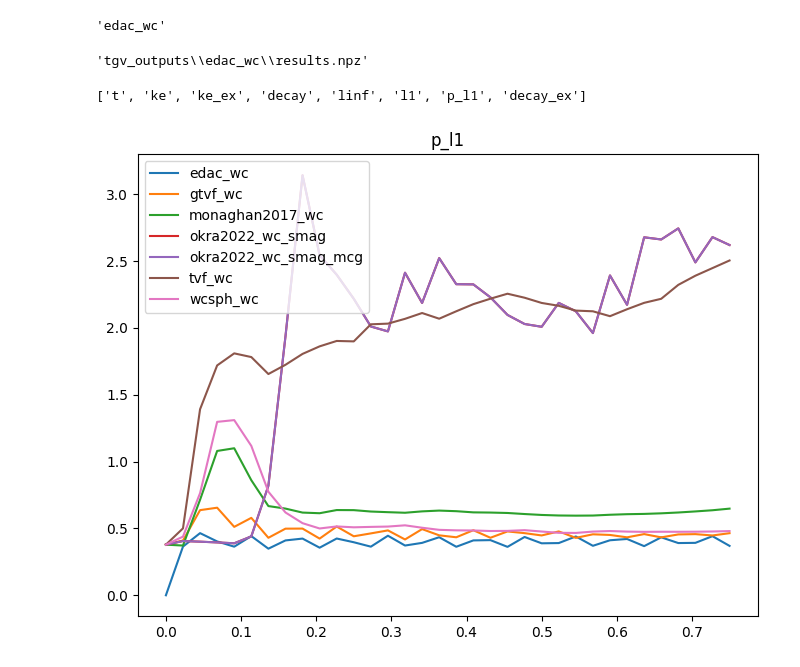
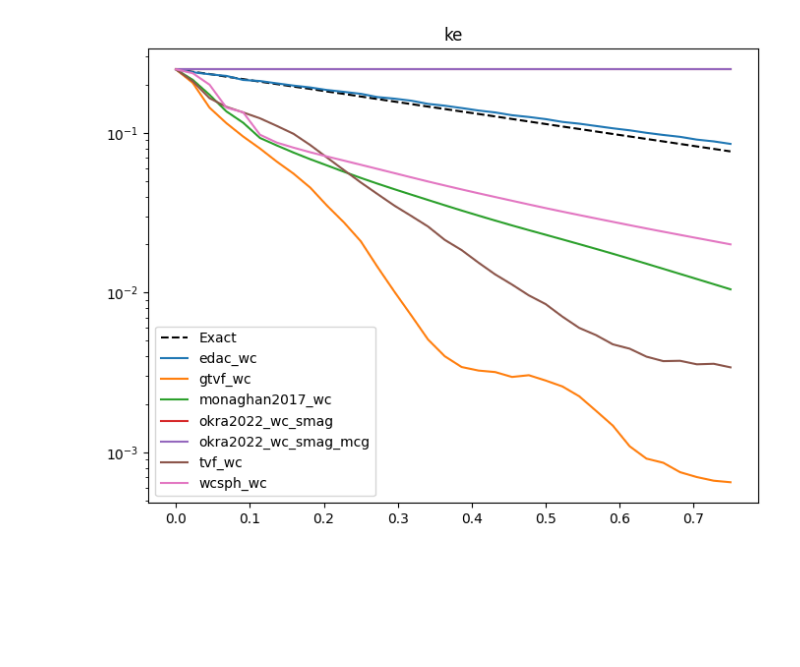
Before and after one commit to Prajwal-Prathiksh/ddp-thesis, a Jupyter notebook: plotter.ipynb, the cells around one changed output. Drawn from its saved outputs; the diff is of its cells as text; code cells hidden in the pictures; blank space fills up the shorter version.

Commit message:
Add plots

```diff
--- a/plotter.ipynb
+++ b/plotter.ipynb
@@ -30,18 +19,3 @@ temp
-# %%
-# Get last folder name
-os.path.basename(temp[0])
-# %% [output]
-'edac_wc'
-# %%
-tfile = get_results_file(temp[0])
-tfile
-# %% [output]
-'tgv_outputs\\edac_wc\\results.npz'
-# %%
-data = np.load(tfile)
-data.files
-# %% [output]
-['t', 'ke', 'ke_ex', 'decay', 'linf', 'l1', 'p_l1', 'decay_ex']
 # %%
 def plotter(parent_dir, plot_type):
     plot_types = ['decay', 'l1', 'linf', 'p_l1', 'ke']
@@ -55,31 +29,32 @@ def plotter(parent_dir, plot_type):
     plt.figure(figsize=(8, 6))
     for folder in sub_folders:
         results_file = get_results_file(folder)
-        data = np.load(results_file)
-        t = data['t']
-        plt_label = os.path.basename(folder)
+        if results_file:
+            data = np.load(results_file)
+            t = data['t']
+            plt_label = os.path.basename(folder)
 
-        if plot_type == 'decay':
-            if not plot_exact:
-                plt.semilogy(t, data['decay_ex'], 'k--', label='Exact')
-                plot_exact = True
-            plt.semilogy(t, data['decay'], label=plt_label)
-        elif plot_type == 'l1':
-            plt.plot(t, data['l1'], label=plt_label)
-        elif plot_type == 'linf':
-            plt.plot(t, data['linf'], label=plt_label)
-        elif plot_type == 'p_l1':
-            plt.plot(t, data['p_l1'], label=plt_label)
-        elif plot_type == 'ke':
-            if not plot_exact:
-                plt.semilogy(t, data['ke_ex'], 'k--', label='Exact')
-                plot_exact = True
-            plt.plot(t, data['ke'], label=plt_label)
+            if plot_type == 'decay':
+                if not plot_exact:
+                    plt.semilogy(t, data['decay_ex'], 'k--', label='Exact')
+                    plot_exact = True
+                plt.semilogy(t, data['decay'], label=plt_label)
+            elif plot_type == 'l1':
+                plt.plot(t, data['l1'], label=plt_label)
+            elif plot_type == 'linf':
+                plt.plot(t, data['linf'], label=plt_label)
+            elif plot_type == 'p_l1':
+                plt.plot(t, data['p_l1'], label=plt_label)
+            elif plot_type == 'ke':
+                if not plot_exact:
+                    plt.semilogy(t, data['ke_ex'], 'k--', label='Exact')
+                    plot_exact = True
+                plt.plot(t, data['ke'], label=plt_label)
 
     plt.title(plot_type)
     plt.legend()
     plt.show()
 # %%
-plotter('tgv_outputs', 'p_l1')
+plotter('tgv_outputs', 'ke')
 # %% [output]
-[figure, old version]
+[figure, new version]
```
Also changed, not shown: parts of 3 cells of this notebook.
